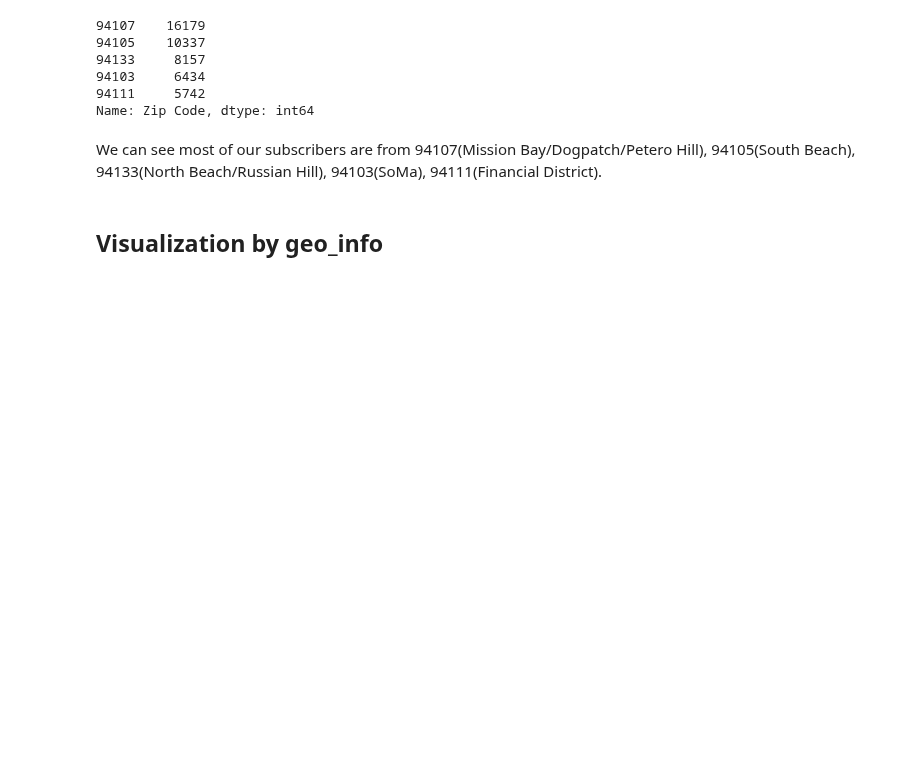
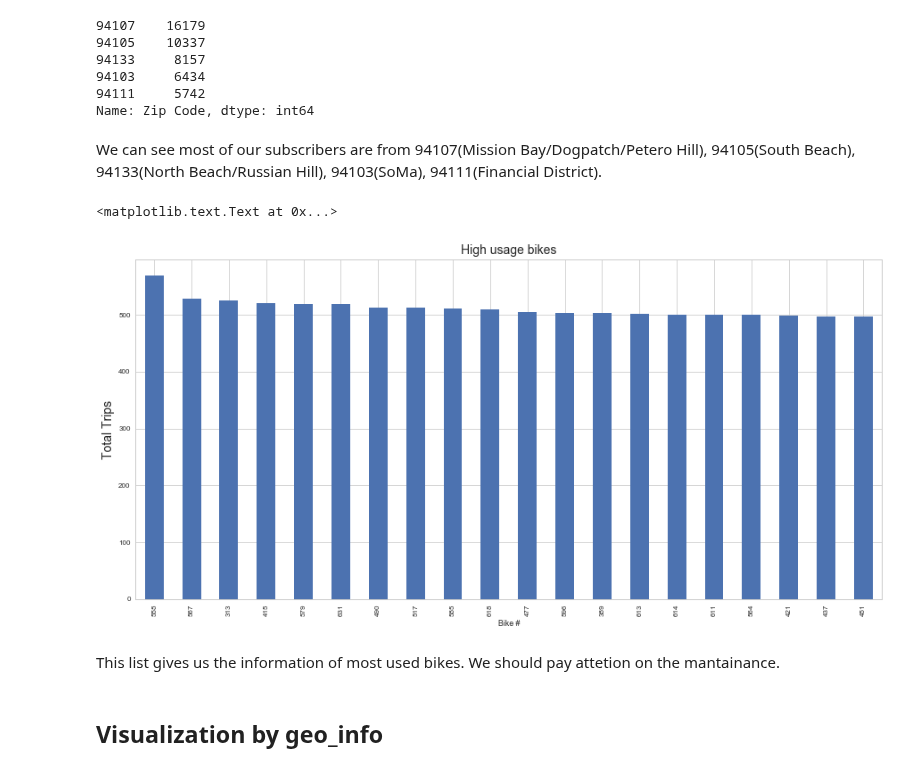
Before and after one commit to kiwiweiji/Personal-Practice, a Jupyter notebook: LDA_Bikesharing.ipynb, the cells around one changed output. Drawn from its saved outputs; the diff is of its cells as text; code cells hidden in the pictures; blank space fills up the shorter version.

```diff
--- a/LDA_Bikesharing.ipynb
+++ b/LDA_Bikesharing.ipynb
@@ -297,6 +297,17 @@ s_hi
 Name: Zip Code, dtype: int64
 # %% [markdown]
 We can see most of our subscribers are from 94107(Mission Bay/Dogpatch/Petero Hill), 94105(South Beach), 94133(North Beach/Russian Hill), 94103(SoMa), 94111(Financial District).
+# %%
+#Top 20 used bikes.
+hi_usage = df2.groupby(['Bike #'])['Trip ID'].count().sort_values(ascending=False)[:20]
+hi_usage.plot(kind='bar', figsize=(15,7))
+plt.ylabel('Total Trips', fontsize=14)
+plt.title('High usage bikes', fontsize=14)
+# %% [output]
+<matplotlib.text.Text at 0x...>
+[figure, added]
+# %% [markdown]
+This list gives us the information of most used bikes. We should pay attetion on the mantainance.
 # %% [markdown]
 ## Visualization by geo_info
 # %% [markdown]
```
Also changed, not shown: parts of 1 cell of this notebook.
